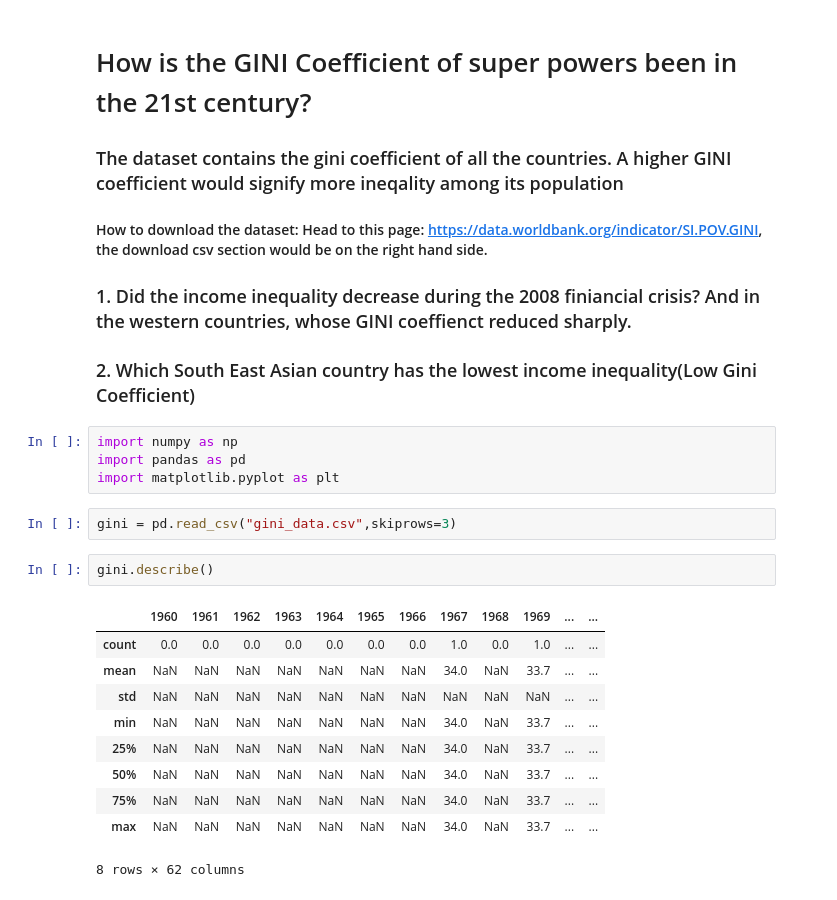
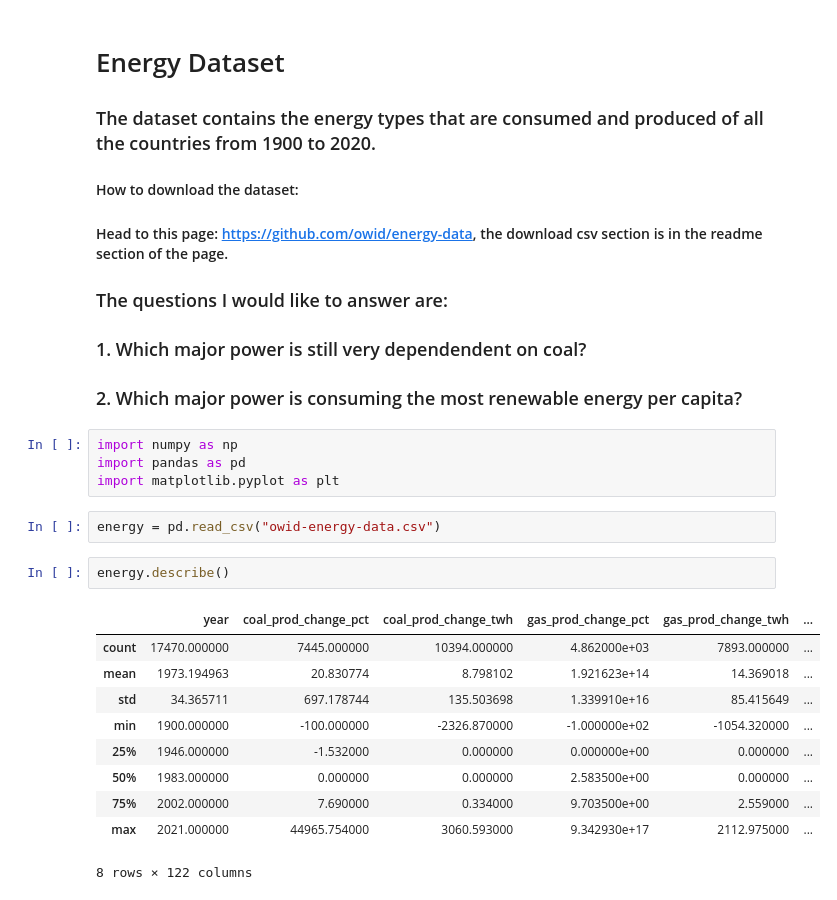
Before and after one commit to Malai237/cs103a-cpa01, a Jupyter notebook: cpa01.ipynb, the cells around one changed output. Saved outputs shown, nothing was run; the diff lists cells and outputs as text.

```diff
--- a/cpa01.ipynb
+++ b/cpa01.ipynb
@@ -1,32 +1,34 @@
 # %% [markdown]
-# How is the GINI Coefficient of super powers been in the 21st century?
+# Energy Dataset
 
-### The dataset contains the gini coefficient of all the countries. A higher GINI coefficient would signify more ineqality among its population
+### The dataset contains the energy types that are consumed and produced of all the countries from 1900 to 2020.
+
+#### How to download the dataset:
+#### Head to this page: https://github.com/owid/energy-data, the download csv section is in the readme section of the page.
 
 
-#### How to download the dataset: Head to this page: https://data.worldbank.org/indicator/SI.POV.GINI, the download csv section would be on the right hand side.
+### The questions I would like to answer are:
+
+### 1. Which major power is still very dependendent on coal?
 
 
-### 1. Did the income inequality decrease during the 2008 finiancial crisis? And in the western countries, whose GINI coeffienct reduced sharply.
-
-
-### 2. Which South East Asian country has the lowest income inequality(Low Gini Coefficient)
+### 2. Which major power is consuming the most renewable energy per capita?
 # %%
 import numpy as np
 import pandas as pd
 import matplotlib.pyplot as plt
 # %%
-gini = pd.read_csv("gini_data.csv",skiprows=3)
+energy = pd.read_csv("owid-energy-data.csv")
 # %%
-gini.describe()
+energy.describe()
 # %% [output]
-|  | 1960 | 1961 | 1962 | 1963 | 1964 | 1965 | 1966 | 1967 | 1968 | 1969 | ... | ... |
-| count | 0.0 | 0.0 | 0.0 | 0.0 | 0.0 | 0.0 | 0.0 | 1.0 | 0.0 | 1.0 | ... | ... |
-| mean | NaN | NaN | NaN | NaN | NaN | NaN | NaN | 34.0 | NaN | 33.7 | ... | ... |
-| std | NaN | NaN | NaN | NaN | NaN | NaN | NaN | NaN | NaN | NaN | ... | ... |
-| min | NaN | NaN | NaN | NaN | NaN | NaN | NaN | 34.0 | NaN | 33.7 | ... | ... |
-| 25% | NaN | NaN | NaN | NaN | NaN | NaN | NaN | 34.0 | NaN | 33.7 | ... | ... |
-| 50% | NaN | NaN | NaN | NaN | NaN | NaN | NaN | 34.0 | NaN | 33.7 | ... | ... |
-| 75% | NaN | NaN | NaN | NaN | NaN | NaN | NaN | 34.0 | NaN | 33.7 | ... | ... |
-| max | NaN | NaN | NaN | NaN | NaN | NaN | NaN | 34.0 | NaN | 33.7 | ... | ... |
+|  | year | coal_prod_change_pct | coal_prod_change_twh | gas_prod_change_pct | gas_prod_change_twh | ... |
+| count | 17470.000000 | 7445.000000 | 10394.000000 | 4.862000e+03 | 7893.000000 | ... |
+| mean | 1973.194963 | 20.830774 | 8.798102 | 1.921623e+14 | 14.369018 | ... |
+| std | 34.365711 | 697.178744 | 135.503698 | 1.339910e+16 | 85.415649 | ... |
+| min | 1900.000000 | -100.000000 | -2326.870000 | -1.000000e+02 | -1054.320000 | ... |
+| 25% | 1946.000000 | -1.532000 | 0.000000 | 0.000000e+00 | 0.000000 | ... |
+| 50% | 1983.000000 | 0.000000 | 0.000000 | 2.583500e+00 | 0.000000 | ... |
+| 75% | 2002.000000 | 7.690000 | 0.334000 | 9.703500e+00 | 2.559000 | ... |
+| max | 2021.000000 | 44965.754000 | 3060.593000 | 9.342930e+17 | 2112.975000 | ... |
-8 rows × 62 columns
+8 rows × 122 columns
```
Also changed, not shown: parts of 18 cells of this notebook.
